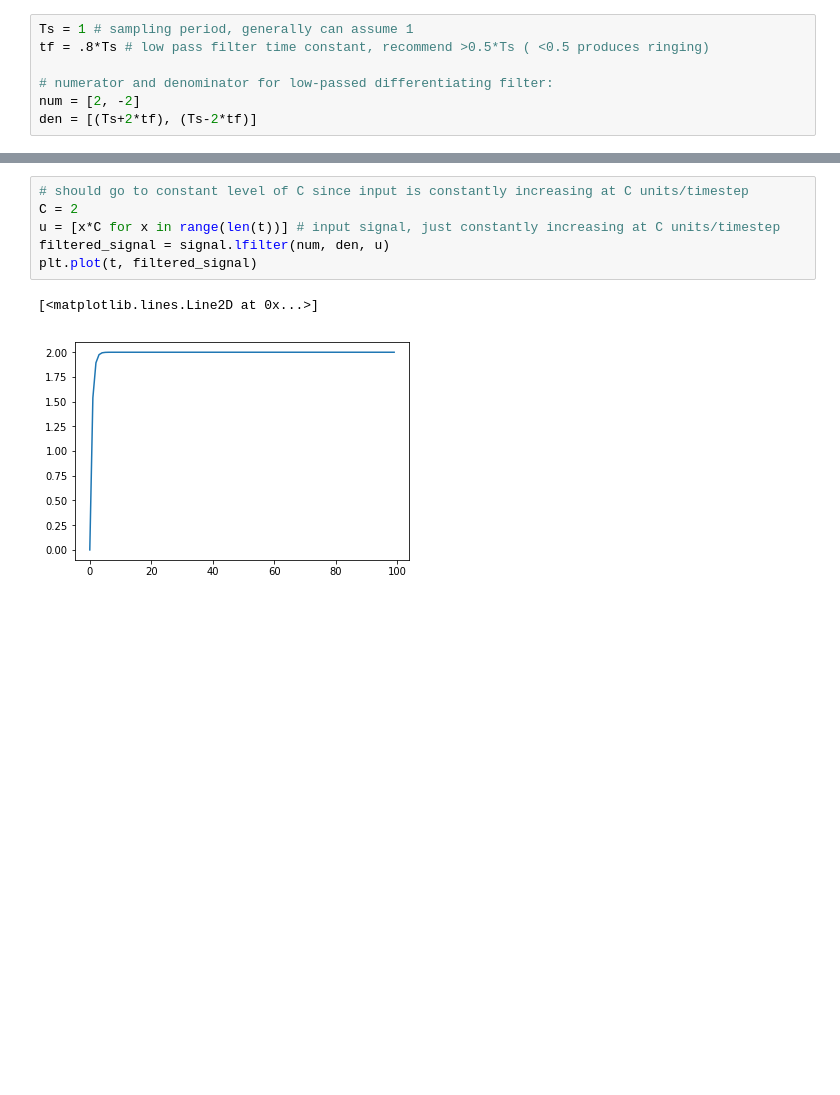
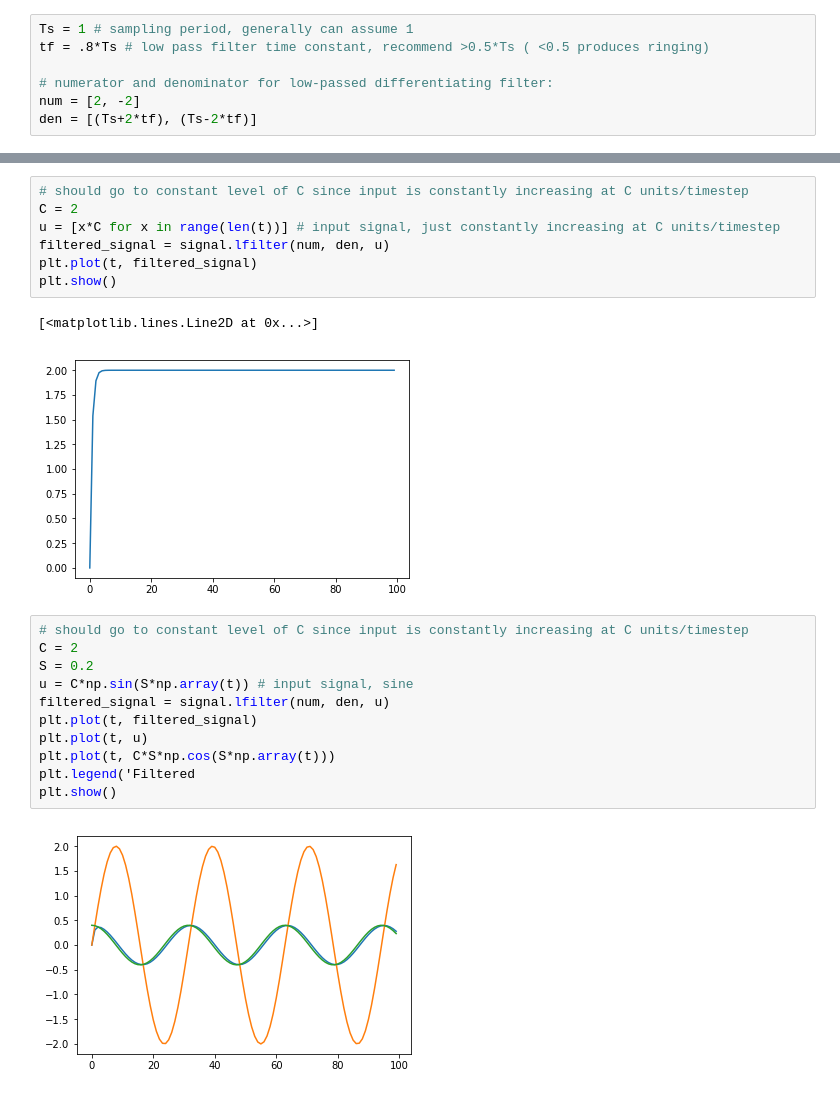
Before and after one commit to legomanww/scratch-storage, a Jupyter notebook: DiscreteTimeFilter.ipynb, the cells around one changed output, grey strips where cells are left out. Saved outputs shown, nothing was run; the diff lists cells and outputs as text; blank space fills up the shorter version.

Commit message:
Updated DiscreteTimeFilter with Sine example

```diff
--- a/DiscreteTimeFilter.ipynb
+++ b/DiscreteTimeFilter.ipynb
@@ -41,6 +44,20 @@ C = 2
 u = [x*C for x in range(len(t))] # input signal, just constantly increasing at C units/timestep
 filtered_signal = signal.lfilter(num, den, u)
 plt.plot(t, filtered_signal)
+plt.show()
 # %% [output]
 [<matplotlib.lines.Line2D at 0x...>]
 [figure]
+# %%
+# should go to constant level of C since input is constantly increasing at C units/timestep
+C = 2
+S = 0.2
+u = C*np.sin(S*np.array(t)) # input signal, sine
+filtered_signal = signal.lfilter(num, den, u)
+plt.plot(t, filtered_signal)
+plt.plot(t, u)
+plt.plot(t, C*S*np.cos(S*np.array(t)))
+plt.legend('Filtered
+plt.show()
+# %% [output]
+[figure, added]
```
Also changed, not shown: parts of 7 cells of this notebook.
